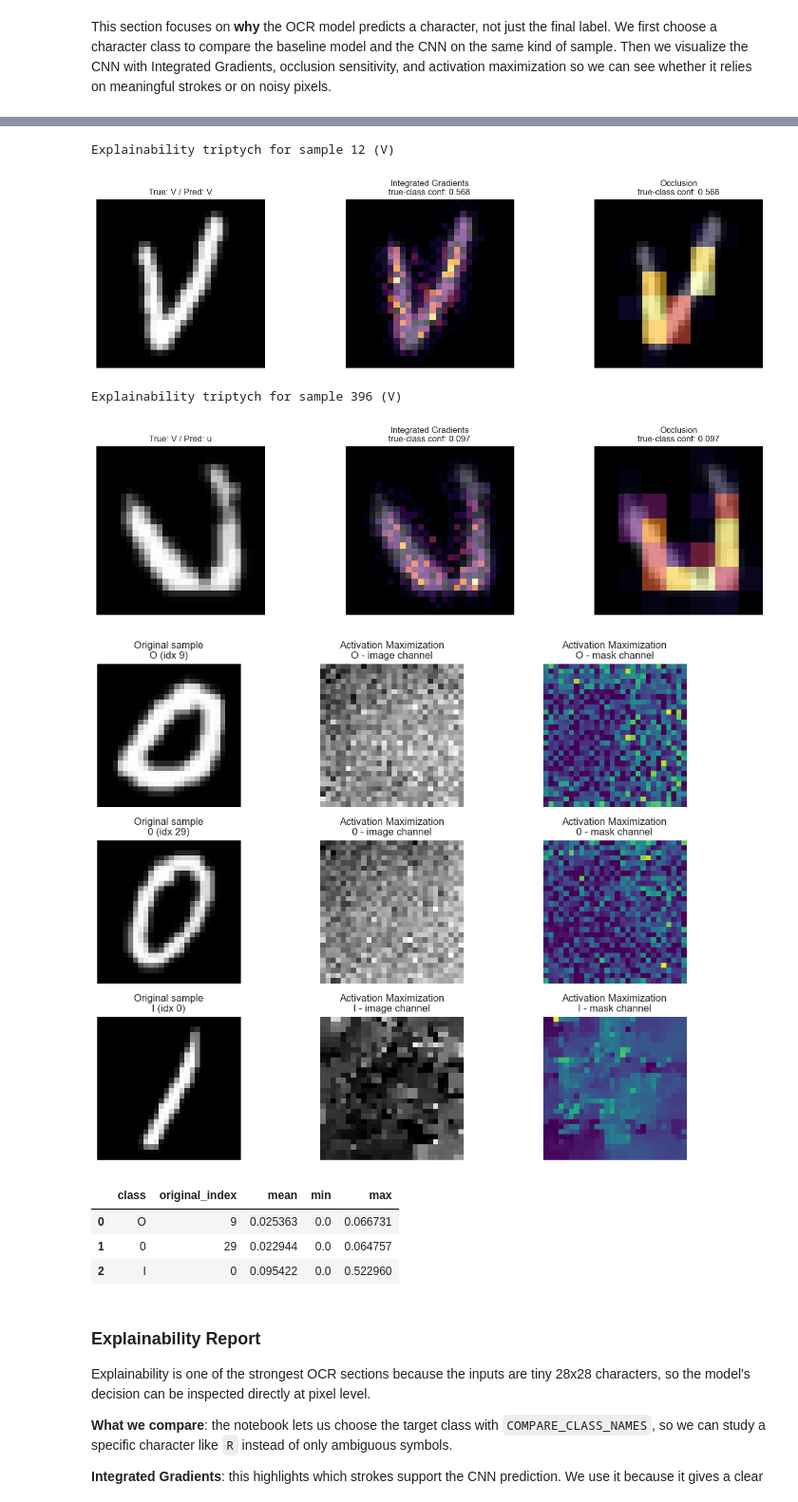
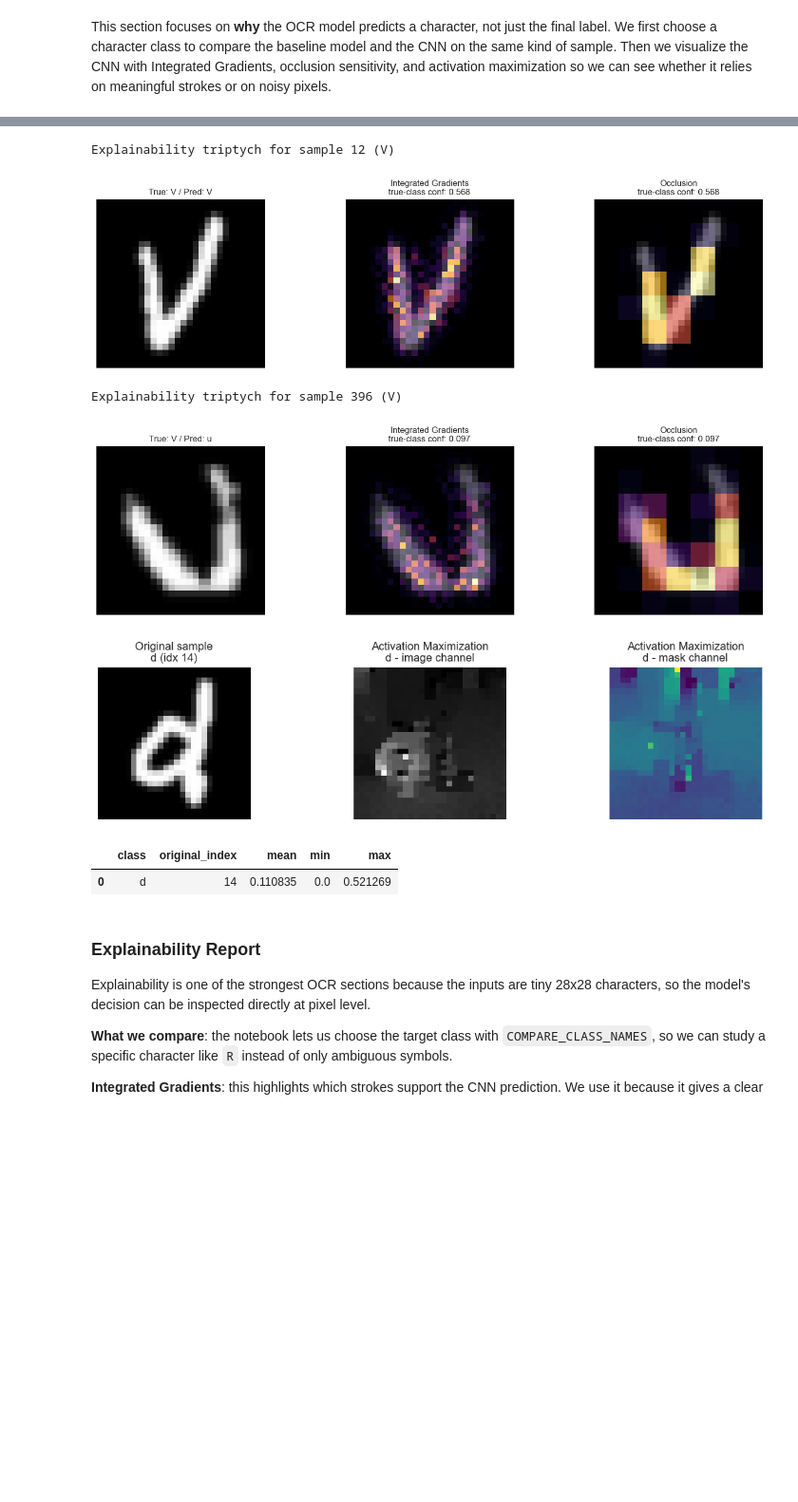
Before and after one commit to Muten-Roshi-Sama/MachineLearningLabs_4eiai40, a Jupyter notebook: Project2026/ocr.ipynb, the cells around one changed output, grey strips where cells are left out. Shown at 95% size. Cells and saved outputs as stored; diff of their text form; code cells hidden in the pictures; blank space fills up the shorter version.

```diff
--- a/Project2026/ocr.ipynb
+++ b/Project2026/ocr.ipynb
@@ -1914,7 +1914,7 @@ for idx in selected_indices[:2]:
     plot_explanation_triptych(cnn, idx, label_names)
 
 # Activation maximization is shown on a few reference classes.
-activation_targets = [name for name in ['O', '0', 'I', '1', 'l', 'o'] if name in label_names][:3]
+activation_targets = [name for name in ["d"] if name in label_names][:3]
 if len(activation_targets) == 0:
     activation_targets = label_names[:3]
 
@@ -1952,38 +1952,36 @@ for row, class_name in enumerate(activation_targets):
         axes[row, 0].set_title(f'Original sample\n{class_name}')
     axes[row, 0].axis('off')
 
     axes[row, 1].imshow(am_image[..., 0], cmap='gray')
     axes[row, 1].set_title(f'Activation Maximization\n{class_name} - image channel')
     axes[row, 1].axis('off')
 
     axes[row, 2].imshow(am_image[..., 1], cmap='viridis')
     axes[row, 2].set_title(f'Activation Maximization\n{class_name} - mask channel')
     axes[row, 2].axis('off')
 
 plt.tight_layout()
 plt.show()
 
 activation_summary_df = pd.DataFrame(activation_rows)
 display(activation_summary_df)
 # %% [output]
 Selected indices for classes ['V']: [12, 396]
 Selected comparison class names: ['V']
 Selected comparison indices: [12, 396]
 |  | index | true_label | cnn_prediction | cnn_correct | cnn_confidence | baseline_prediction | ... |
 | 0 | 12 | V | V | True | 0.567717 | v | ... |
 | 1 | 396 | V | u | False | 0.368858 | N | ... |
 [figure]
 Baseline vs CNN attention comparison for: ['V']
 [figure]
 Explainability triptych for sample 12 (V)
 [figure]
 Explainability triptych for sample 396 (V)
 [figure]
-[figure, old version]
+[figure, new version]
 |  | class | original_index | mean | min | max |
-| 0 | O | 9 | 0.025363 | 0.0 | 0.066731 |
-| 1 | 0 | 29 | 0.022944 | 0.0 | 0.064757 |
-| 2 | I | 0 | 0.095422 | 0.0 | 0.522960 |
+| 0 | d | 14 | 0.110835 | 0.0 | 0.521269 |
 # %% [markdown]
 ### Explainability Report
 
```
Also changed, not shown: parts of 1 cell of this notebook.
